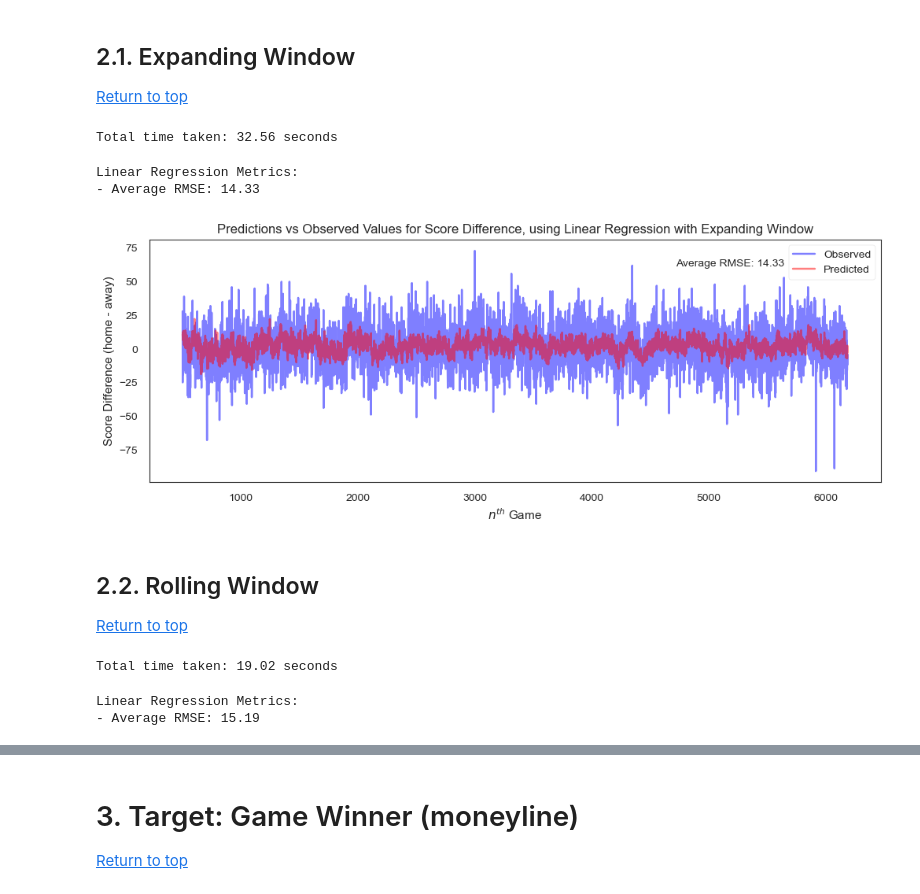
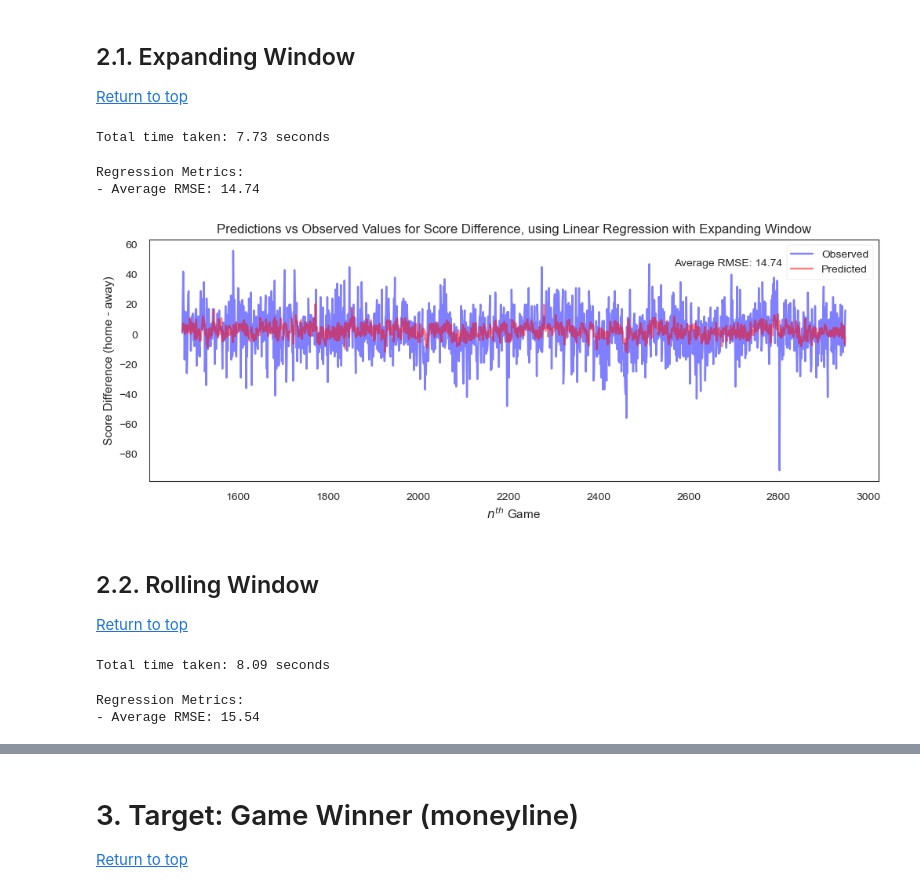
Before and after one commit to stevenworthington/sports_betting, a Jupyter notebook: code/5_nba_Baseline_Models.ipynb, the cells around one changed output, grey strips where cells are left out. Cells and saved outputs as stored; diff of their text form; code cells hidden in the pictures.

```diff
--- a/code/5_nba_Baseline_Models.ipynb
+++ b/code/5_nba_Baseline_Models.ipynb
@@ -278,15 +299,17 @@ plt.legend();
 # %%
 # configuration for total points with rolling window
 
-train_size = 500         # starting size of the training set
-test_size = 1            # leave-one-out (LOO) cross-validation
-df = pts_scaled_df       # data set to use
-target_col = 'TOTAL_PTS' # target column name
+train_size = 500          # starting size of the training set
+advancement_limit = None  # maximum number of times the training window is advanced
+test_size = 1             # leave-one-out (LOO) cross-validation
+df = pts_scaled_df        # data set to use
+target_col = 'TOTAL_PTS'  # target column name
 
 # run model
-model_outputs_lin, y_true_lin = utl.train_with_rolling_window(
+model_outputs, y_true = utl.train_with_rolling_window(
     df=df,
     train_size=train_size,
+    advancement_limit=advancement_limit,
     test_size=test_size,
     target_col=target_col,
     model=LinearRegression()
@@ -409,44 +441,53 @@ plt.show()
 # %%
 # configuration for points difference with expanding window
 
-initial_train_size = 500  # starting size of the training set
-test_size = 1             # leave-one-out (LOO) cross-validation
-df = pm_scaled_df         # data set to use
-target_col = 'PLUS_MINUS' # target column name
+initial_train_size = 1476  # starting size of the training set
+expansion_limit = None     # maximum number of new training observations in expansion
+test_size = 1              # leave-one-out (LOO) cross-validation
+df = pm_scaled_df          # data set to use
+target_col = 'PLUS_MINUS'  # target column name
 
 # run model
-model_outputs_lin, y_true_lin = utl.train_with_expanding_window(
+model_outputs, y_true = utl.train_with_expanding_window(
     df=df,
     initial_train_size=initial_train_size,
+    expansion_limit=expansion_limit,
     test_size=test_size,
     target_col=target_col,
     model=LinearRegression()
 )
 # %% [output]
-Total time taken: 32.56 seconds
+Total time taken: 7.73 seconds
 # %%
-reg_metrics_lin = utl.calculate_metrics(y_true_lin, model_outputs_lin, model_type='linear')
+metrics = utl.calculate_metrics(y_true, model_outputs)
 # %% [output]
-Linear Regression Metrics:
-- Average RMSE: 14.33
+Regression Metrics:
+- Average RMSE: 14.74
 # %%
-# observed values
-observed_values = df[target_col][initial_train_size:]
-# ensure that 'predictions' and 'observed_values' have the same length
-predictions_aligned = model_outputs_lin[:len(observed_values)]
+# set end_index based on whether an expansion_limit is specified
+if expansion_limit is not None:
+    end_index = initial_train_size + expansion_limit * test_size
+else:
+    # use the length of model_outputs to determine end_index when no limit is specified
+    end_index = initial_train_size + len(model_outputs) * test_size
+
+# adjust the observed_values slice accordingly
+observed_values = df[target_col][initial_train_size:end_index]
+# ensure lengths are the same (for sanity check)
+assert len(model_outputs) == len(observed_values), "Length mismatch between predictions and observed values."
 
 # plot
 plt.figure(figsize=(12, 4))
 plt.plot(observed_values.index, observed_values, label='Observed', color='blue', alpha=0.5)
-plt.plot(observed_values.index, predictions_aligned, label='Predicted', color='red', alpha=0.5)
+plt.plot(observed_values.index, model_outputs, label='Predicted', color='red', alpha=0.5)
 plt.title('Predictions vs Observed Values for Score Difference, using Linear Regression with Expanding Window')
 plt.xlabel(r'$n^{th}$ Game')
 plt.ylabel('Score Difference (home - away)')
-plt.text(x=0.72, y=0.92, s=f"Average RMSE: {reg_metrics_lin['average_rmse']:.2f}", transform=plt.gca().transAxes,
+plt.text(x=0.72, y=0.92, s=f"Average RMSE: {metrics['average_rmse']:.2f}", transform=plt.gca().transAxes,
          ha='left', va='top', bbox=dict(facecolor='white', alpha=0.5))
 plt.legend();
 # %% [output]
-[figure, old version]
+[figure, new version]
 # %% [markdown]
 <a name="2.2.-Rolling-Window"></a>
 ## 2.2. Rolling Window
@@ -455,24 +496,26 @@ plt.legend();
 # %%
 # configuration for points difference with rolling window
 
-train_size = 500          # starting size of the training set
-test_size = 1             # leave-one-out (LOO) cross-validation
-df = pm_scaled_df         # data set to use
-target_col = 'PLUS_MINUS' # target column name
+train_size = 500           # starting size of the training set
+advancement_limit = None   # maximum number of times the training window is advanced
+test_size = 1              # leave-one-out (LOO) cross-validation
+df = pm_scaled_df          # data set to use
+target_col = 'PLUS_MINUS'  # target column name
 
 # run model
-model_outputs_lin, y_true_lin = utl.train_with_rolling_window(
+model_outputs, y_true = utl.train_with_rolling_window(
     df=df,
     train_size=train_size,
+    advancement_limit=advancement_limit,
     test_size=test_size,
     target_col=target_col,
     model=LinearRegression()
 )
 # %% [output]
-Total time taken: 19.02 seconds
+Total time taken: 8.09 seconds
 # %%
-reg_metrics_lin = utl.calculate_metrics(y_true_lin, model_outputs_lin, model_type='linear')
+metrics = utl.calculate_metrics(y_true, model_outputs)
 # %% [output]
-Linear Regression Metrics:
-- Average RMSE: 15.19
+Regression Metrics:
+- Average RMSE: 15.54
 # %%
```
Also changed, not shown: parts of 23 cells of this notebook, 2 other files.
